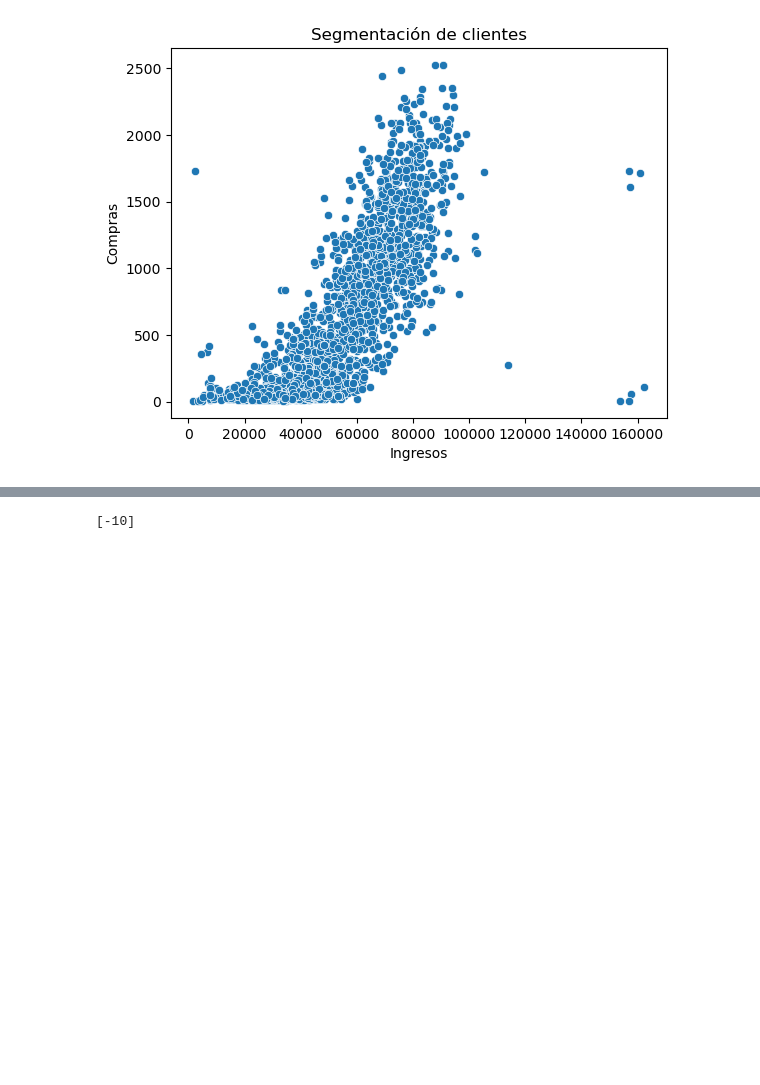
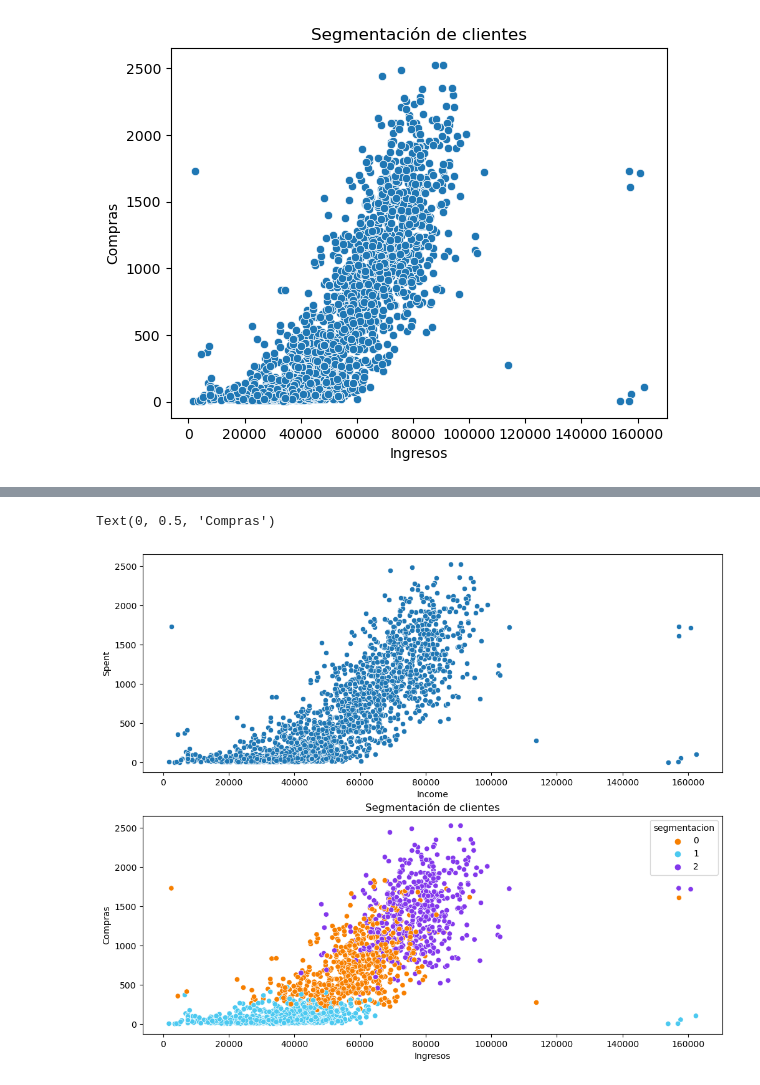
Before and after one commit to giraljv/investigacion_bi, a Jupyter notebook: notebooks/0-1_clustering.ipynb, the cells around one changed output, grey strips where cells are left out. Saved outputs shown, nothing was run; the diff lists cells and outputs as text; code cells hidden in the pictures; blank space fills up the shorter version.

```diff
--- a/notebooks/0-1_clustering.ipynb
+++ b/notebooks/0-1_clustering.ipynb
@@ -80,5 +86,15 @@ plt.show()
-# %%
-x = np.arange(-10,10,100)
-print(x)
-# %% [output]
-[-10]
+# %%
+fig, axs = plt.subplots(2,1,figsize=(12,10))
+
+sns.scatterplot(ax=axs[0],data=df,x='Income',y='Spent')
+plt.title("Segmentación de clientes")
+plt.xlabel('Ingresos')
+plt.ylabel('Compras')
+
+sns.scatterplot(ax=axs[1],data=df,x='Income',y='Spent',hue='segmentacion',palette=['#f77f00','#4cc9f0','#8338ec'])
+plt.title("Segmentación de clientes")
+plt.xlabel('Ingresos')
+plt.ylabel('Compras')
+# %% [output]
+Text(0, 0.5, 'Compras')
+[figure, added]
```
Also changed, not shown: parts of 7 cells of this notebook.
